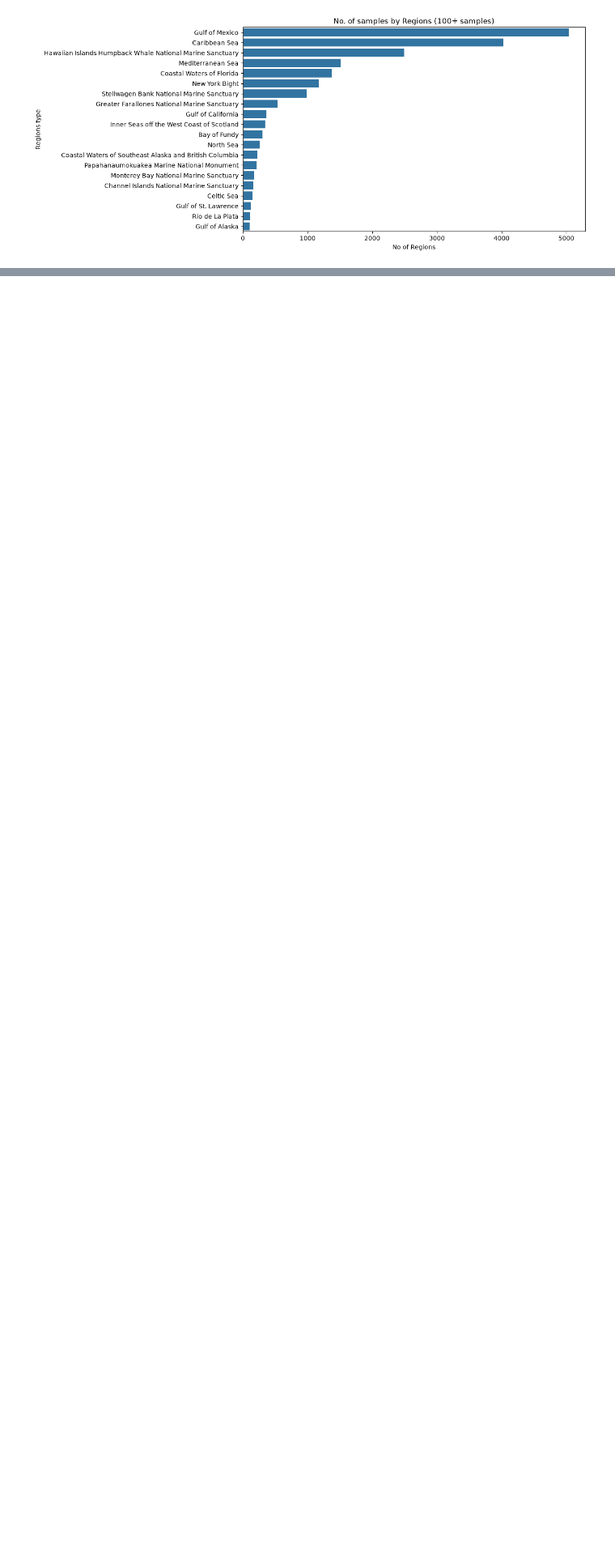
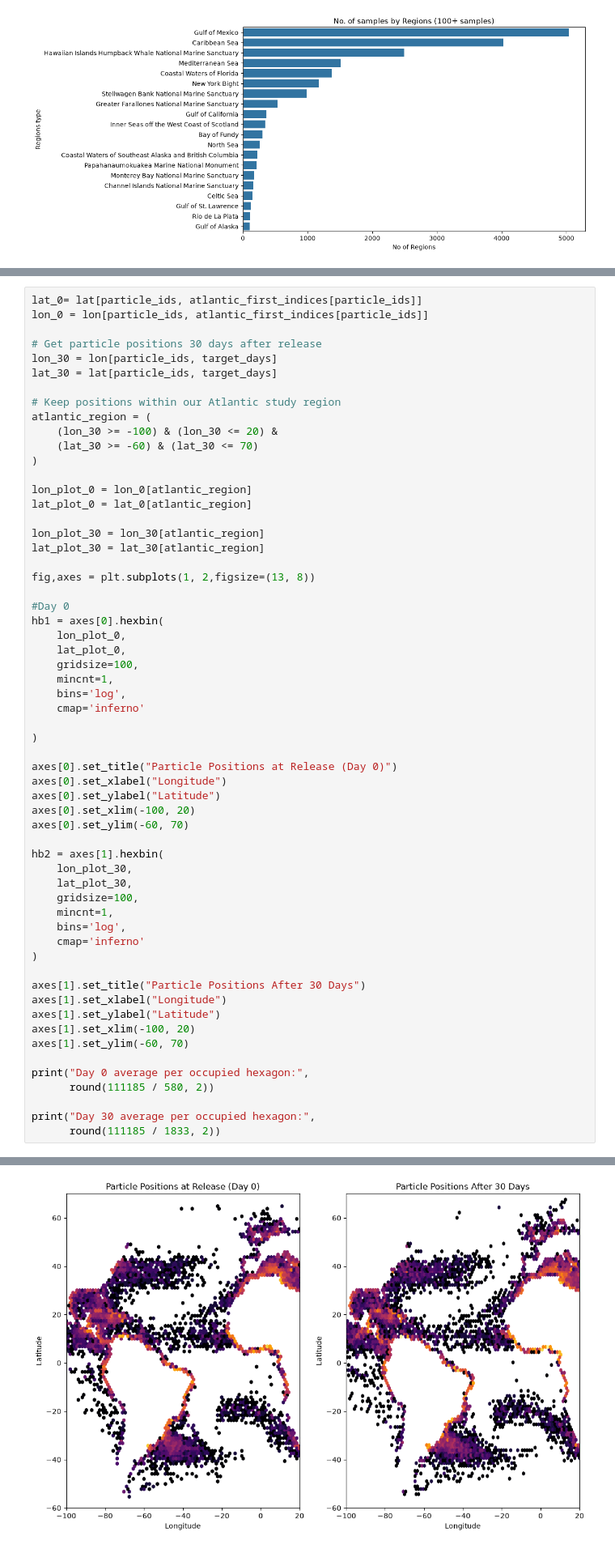
Before and after one commit to EmaSkryp/microplastic-project, a Jupyter notebook: notebooks/1_No.ipynb, the cells around one changed output, grey strips where cells are left out. Shown at 81% size. Drawn from its saved outputs; the diff is of its cells as text; blank space fills up the shorter version.

```diff
--- a/notebooks/1_No.ipynb
+++ b/notebooks/1_No.ipynb
@@ -286,0 +523,60 @@ Note: you may need to restart the kernel to use updated packages.
+# %%
+lat_0= lat[particle_ids, atlantic_first_indices[particle_ids]]
+lon_0 = lon[particle_ids, atlantic_first_indices[particle_ids]]
+
+# Get particle positions 30 days after release
+lon_30 = lon[particle_ids, target_days]
+lat_30 = lat[particle_ids, target_days]
+
+# Keep positions within our Atlantic study region
+atlantic_region = (
+    (lon_30 >= -100) & (lon_30 <= 20) &
+    (lat_30 >= -60) & (lat_30 <= 70)
+)
+
+lon_plot_0 = lon_0[atlantic_region]
+lat_plot_0 = lat_0[atlantic_region]
+
+lon_plot_30 = lon_30[atlantic_region]
+lat_plot_30 = lat_30[atlantic_region]
+
+fig,axes = plt.subplots(1, 2,figsize=(13, 8))
+
+#Day 0
+hb1 = axes[0].hexbin(
+    lon_plot_0,
+    lat_plot_0,
+    gridsize=100,
+    mincnt=1,
+    bins='log',
+    cmap='inferno'
+
+)
+
+axes[0].set_title("Particle Positions at Release (Day 0)")
+axes[0].set_xlabel("Longitude")
+axes[0].set_ylabel("Latitude")
+axes[0].set_xlim(-100, 20)
+axes[0].set_ylim(-60, 70)
+
+hb2 = axes[1].hexbin(
+    lon_plot_30,
+    lat_plot_30,
+    gridsize=100,
+    mincnt=1,
+    bins='log',
+    cmap='inferno'
+)
+
+axes[1].set_title("Particle Positions After 30 Days")
+axes[1].set_xlabel("Longitude")
+axes[1].set_ylabel("Latitude")
+axes[1].set_xlim(-100, 20)
+axes[1].set_ylim(-60, 70)
+
+print("Day 0 average per occupied hexagon:",
+      round(111185 / 580, 2))
+
+print("Day 30 average per occupied hexagon:",
+      round(111185 / 1833, 2))
+# %% [output]
@@ -286,0 +585 @@ Note: you may need to restart the kernel to use updated packages.
+[figure, added]
```
Also changed, not shown: parts of 26 cells of this notebook.
